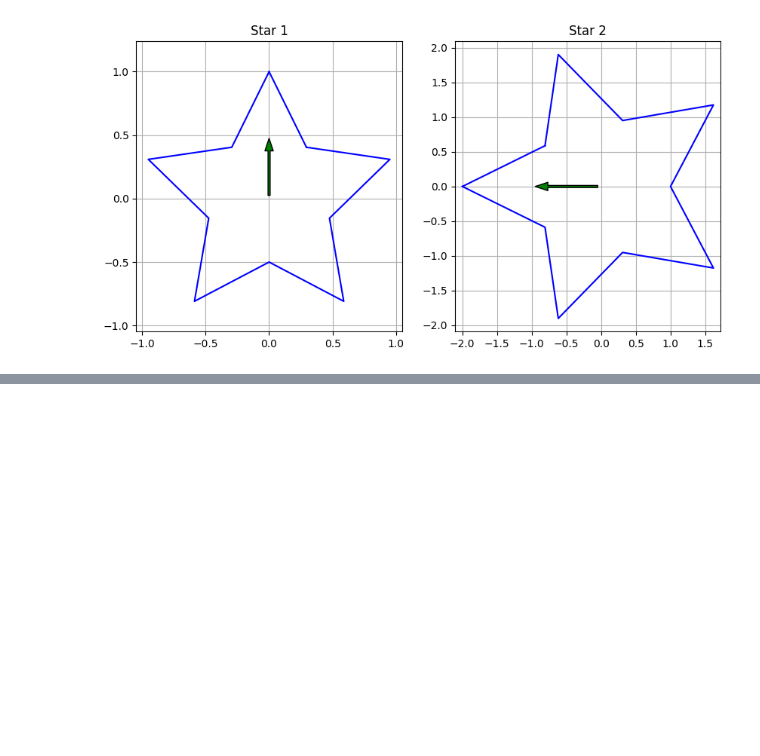
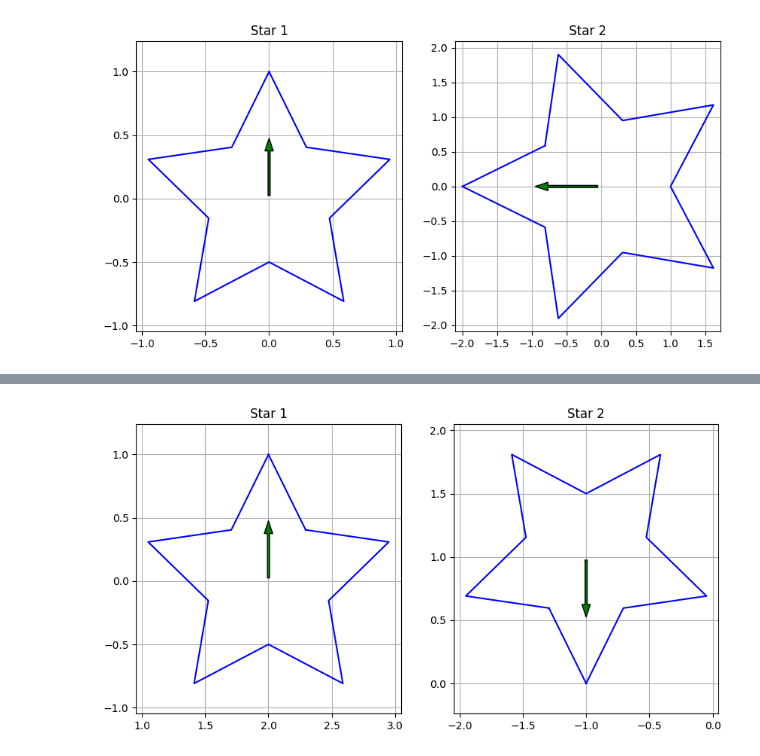
Before and after one commit to arnavkapasiuf/BME3053C-Spring-2025, a Jupyter notebook: homework/Homework_5.ipynb, the cells around one changed output, grey strips where cells are left out. Cells and saved outputs as stored; diff of their text form; code cells hidden in the pictures; blank space fills up the shorter version.

```diff
--- a/homework/Homework_5.ipynb
+++ b/homework/Homework_5.ipynb
@@ -130,0 +123,7 @@ plot_stars([star,rotated_star])
+# %%
+star = generate_star(center=(2,0), homogeneous= True)
+transformed_star= (translate(-1,1) @rotate(180) @translate(-2,0) @ star.T).T
+
+plot_stars( [star,transformed_star])
+# %% [output]
+[figure, added]
```
Also changed, not shown: parts of 4 cells of this notebook.
